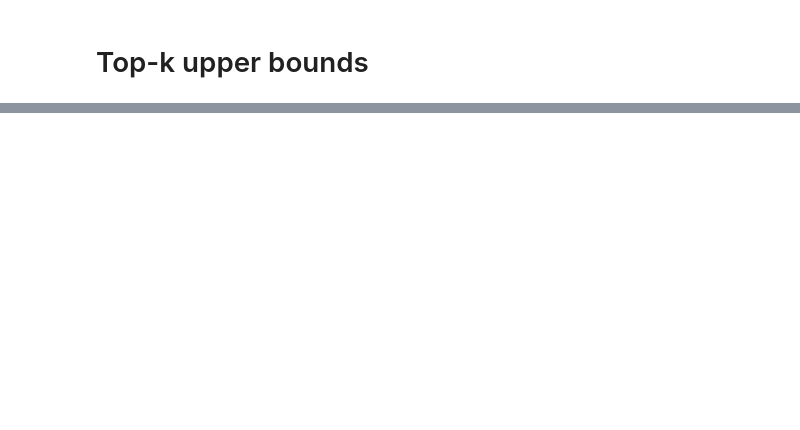
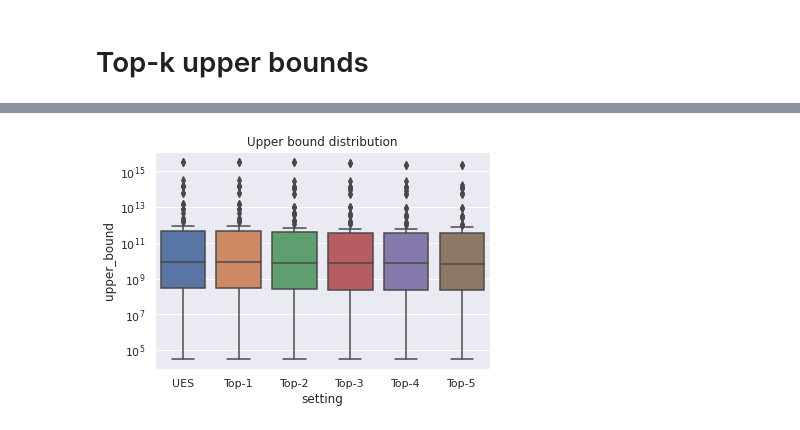
Before and after one commit to rbergm/PostBOUND, a Jupyter notebook: ues/UES_TopKBounds.ipynb, the cells around one changed output, grey strips where cells are left out. Cells and saved outputs as stored; diff of their text form; code cells hidden in the pictures; blank space fills up the shorter version.

```diff
--- a/ues/UES_TopKBounds.ipynb
+++ b/ues/UES_TopKBounds.ipynb
@@ -258,0 +110,8 @@ SELECT COUNT(*) FROM movie_info_idx AS mi_idx JOIN info_type AS it ON it.id = mi
+# %%
+all_topk_bounds = results.copy()
+all_topk_bounds.topk_length = all_topk_bounds.topk_length.astype(str)
+g = sns.boxplot(data=all_topk_bounds, x="setting", y="upper_bound")
+g.set(title="Upper bound distribution")
+__ = g.set(yscale="log")
+# %% [output]
+[figure, added]
```
Also changed, not shown: parts of 52 cells of this notebook.
